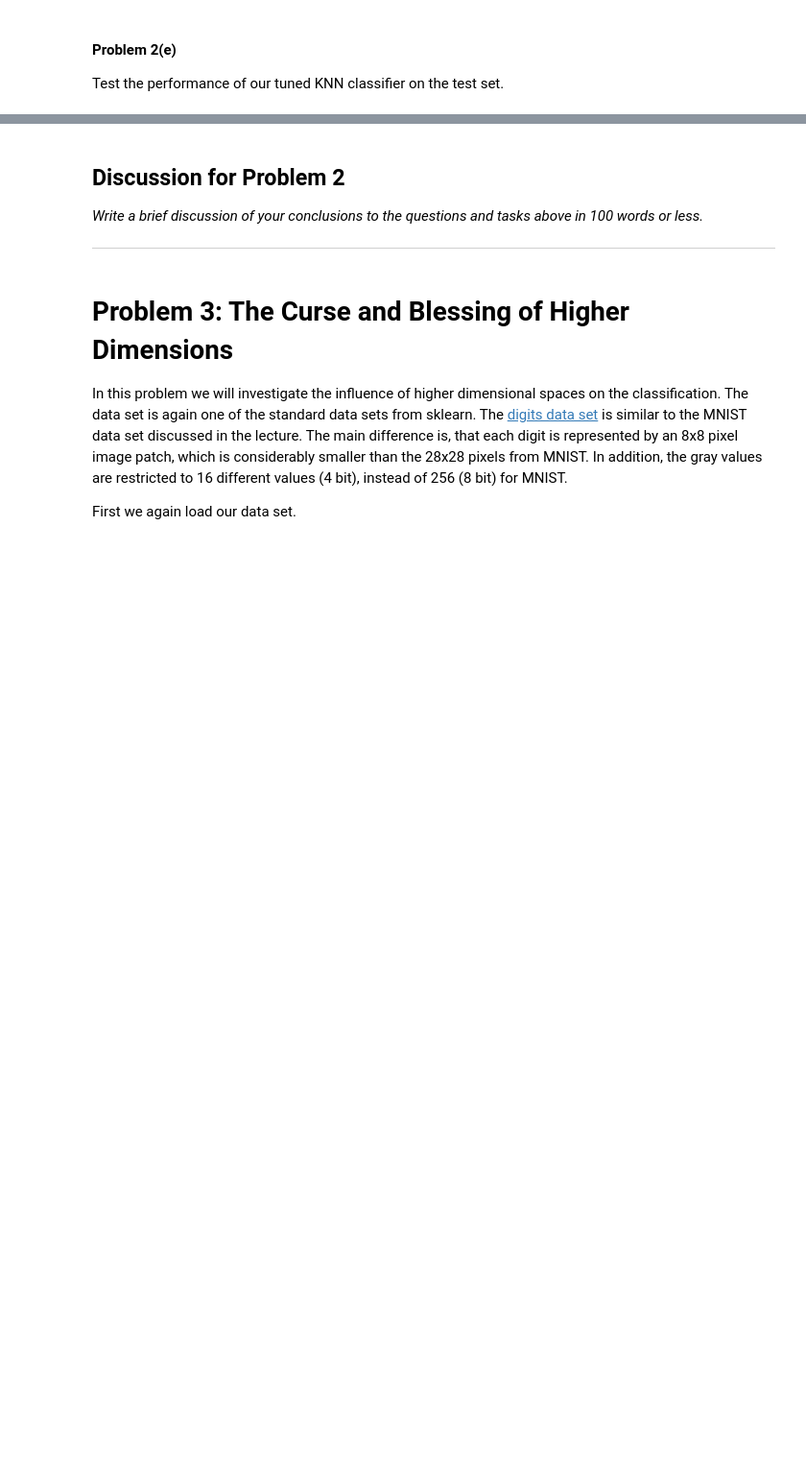
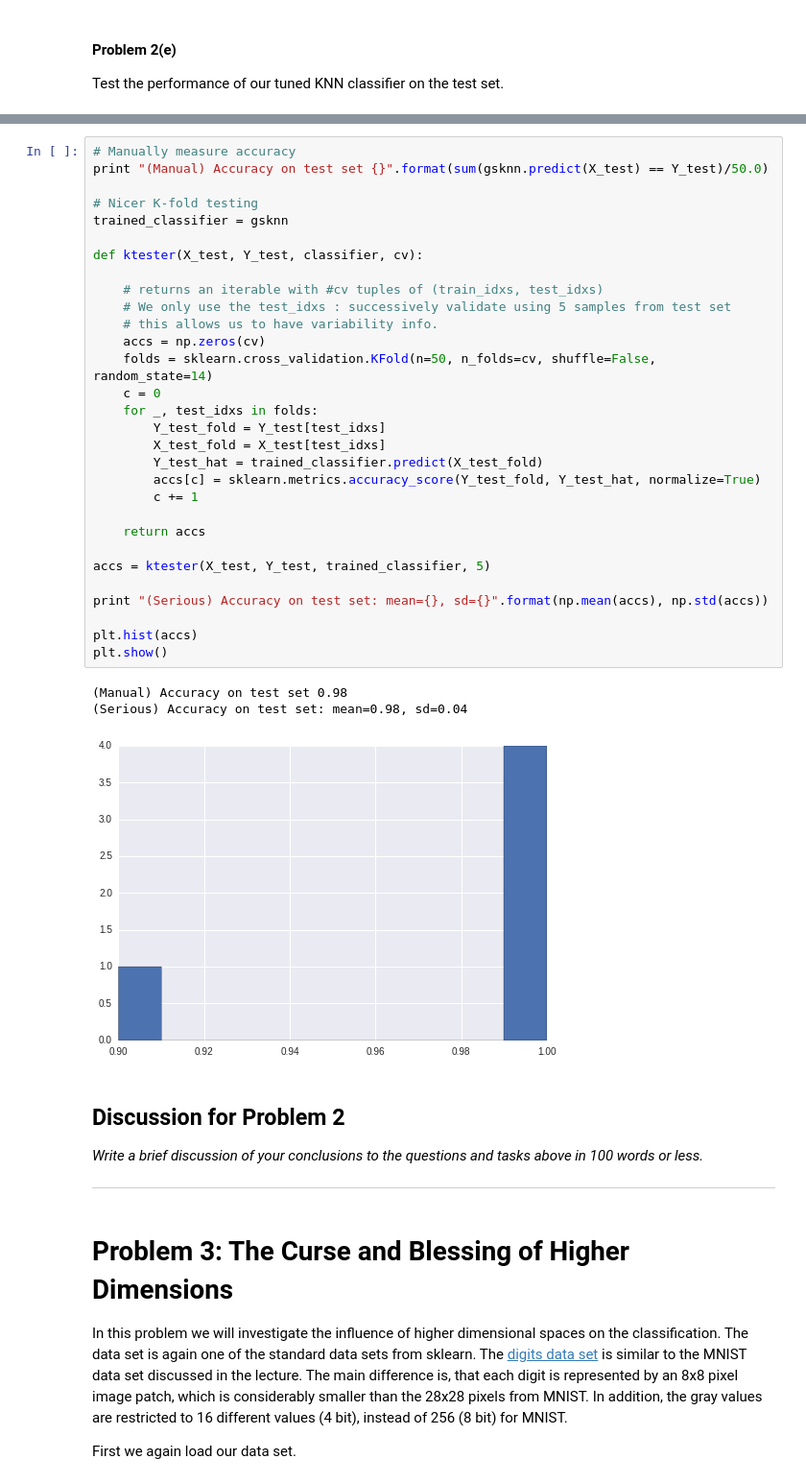
Before and after one commit to gaspaio/harvard-cs109-2014, a Jupyter notebook: homework-mine/HW3-mine.ipynb, the cells around one changed output, grey strips where cells are left out. Shown at 96% size. Drawn from its saved outputs; the diff is of its cells as text; blank space fills up the shorter version.

```diff
--- a/homework-mine/HW3-mine.ipynb
+++ b/homework-mine/HW3-mine.ipynb
@@ -492,3 +509,37 @@ Test the performance of our tuned KNN classifier on the test set.
+# %%
+# Manually measure accuracy
+print "(Manual) Accuracy on test set {}".format(sum(gsknn.predict(X_test) == Y_test)/50.0)
+
+# Nicer K-fold testing
+trained_classifier = gsknn
+
+def ktester(X_test, Y_test, classifier, cv):
+
+    # returns an iterable with #cv tuples of (train_idxs, test_idxs)
+    # We only use the test_idxs : successively validate using 5 samples from test set
+    # this allows us to have variability info.
+    accs = np.zeros(cv)
+    folds = sklearn.cross_validation.KFold(n=50, n_folds=cv, shuffle=False, random_state=14)
+    c = 0
+    for _, test_idxs in folds:
+        Y_test_fold = Y_test[test_idxs]
+        X_test_fold = X_test[test_idxs]
+        Y_test_hat = trained_classifier.predict(X_test_fold)
+        accs[c] = sklearn.metrics.accuracy_score(Y_test_fold, Y_test_hat, normalize=True)
+        c += 1
+
+    return accs
+
+accs = ktester(X_test, Y_test, trained_classifier, 5)
+
+print "(Serious) Accuracy on test set: mean={}, sd={}".format(np.mean(accs), np.std(accs))
+
+plt.hist(accs)
+plt.show()
+# %% [output]
+(Manual) Accuracy on test set 0.98
+(Serious) Accuracy on test set: mean=0.98, sd=0.04
+[figure, added]
 # %% [markdown]
 ## Discussion for Problem 2
 
```
Also changed, not shown: parts of 13 cells of this notebook.
